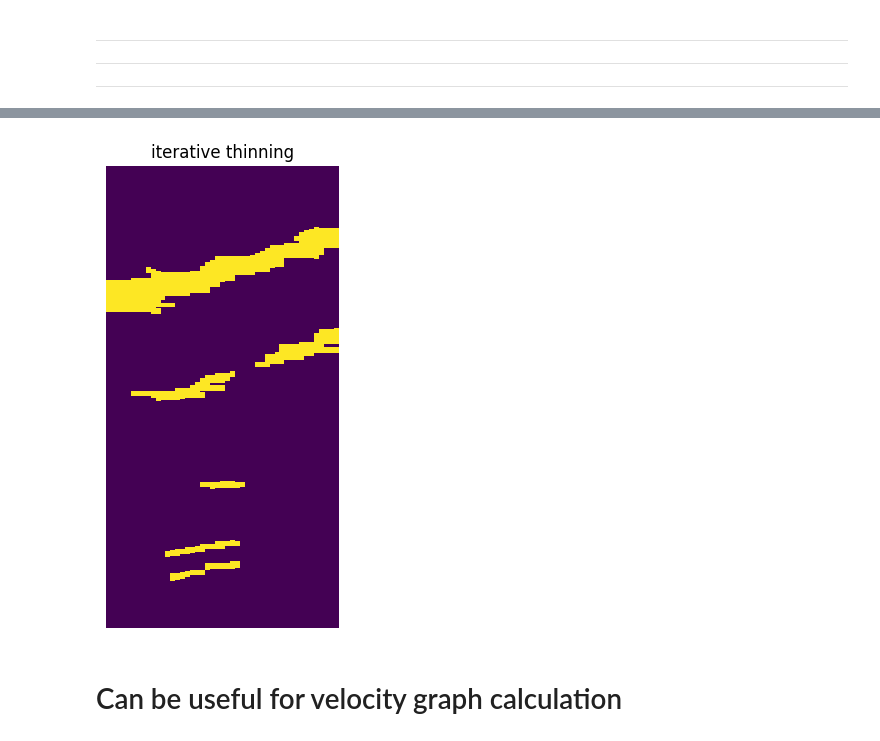
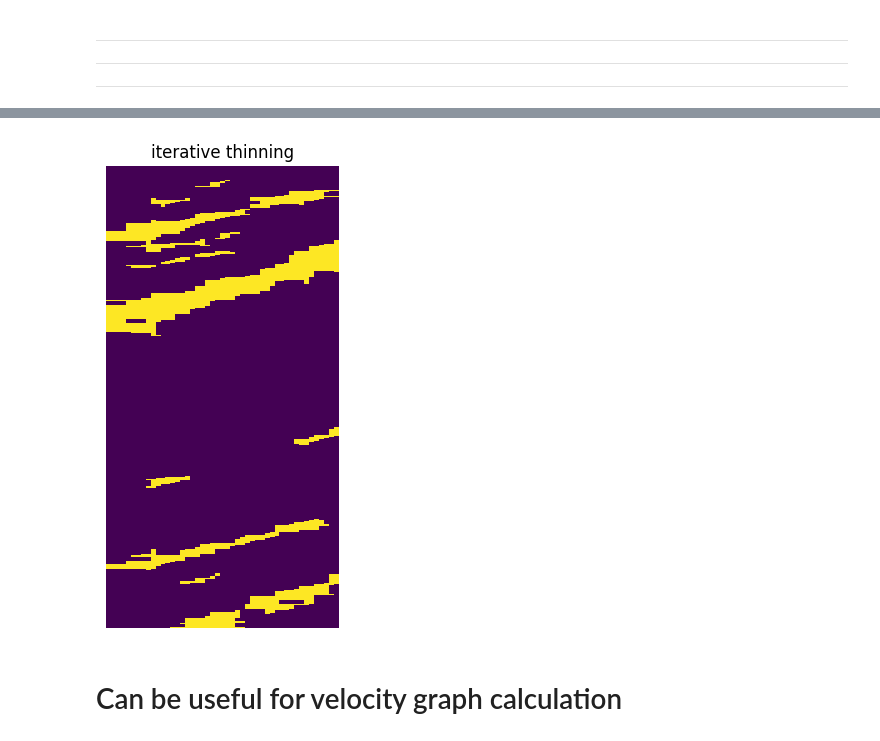
Before and after one commit to mmartyna123/ComputerVision, a Jupyter notebook: Project1/Project_MS.ipynb, the cells around one changed output, grey strips where cells are left out. Drawn from its saved outputs; the diff is of its cells as text; code cells hidden in the pictures.

```diff
--- a/Project1/Project_MS.ipynb
+++ b/Project1/Project_MS.ipynb
@@ -30,9 +30,9 @@ def set_axis(x, no_labels = 7)->tuple[np.array, np.array]:
 # %%
 # path_out = "./Martyna/"
 # path_out = "./Maria2/"
-path_out = "./Maria/"
+# path_out = "./Maria/"
 # path_out = "./Wika/"
-# path_out = "./Mateusz/"
+path_out = "./Mateusz/"
 files = glob.glob(path_out + "*")
 files.sort()
 # %%
@@ -279,12 +279,12 @@ def plot_connected_components(binary_image):
 # %%
-kernel = np.ones((5,3), np.uint8)
-edges_dilated = cv2.dilate(remove_small, kernel, iterations=2)
-plot_image(edges_dilated, 3, 6, title='dilation')
+# kernel = np.ones((5,3), np.uint8)
+# edges_dilated = cv2.dilate(remove_small, kernel, iterations=2)
+# plot_image(edges_dilated, 3, 6, title='dilation')
 
-kernel = np.ones((3, 3), np.uint8)
-edges_opened = cv2.morphologyEx(remove_small, cv2.MORPH_OPEN, kernel, iterations=1)
-plot_image(edges_opened, 3, 6, title="opening")
+# kernel = np.ones((3, 3), np.uint8)
+# edges_opened = cv2.morphologyEx(remove_small, cv2.MORPH_OPEN, kernel, iterations=1)
+# plot_image(edges_opened, 3, 6, title="opening")
 
-kernel = np.ones((2,2), np.uint8)
-edges_closed = cv2.morphologyEx(edges_dilated, cv2.MORPH_CLOSE, kernel, iterations=1)
-plot_image(edges_closed, 3, 6, title="closing")
+# kernel = np.ones((2,2), np.uint8)
+# edges_closed = cv2.morphologyEx(edges_dilated, cv2.MORPH_CLOSE, kernel, iterations=1)
+# plot_image(edges_closed, 3, 6, title="closing")
@@ -295,4 +291,4 @@ plot_image(edges_closed, 3, 6, title="closing")
 # %%
-kernel = np.ones((1,3), np.uint8)
-edges_eroded = cv2.erode(edges_closed, kernel, iterations=2)
-plot_image(edges_eroded, 3,6,title="eroded thick lines")
+# kernel = np.ones((1,3), np.uint8)
+# edges_eroded = cv2.erode(edges_closed, kernel, iterations=2)
+# plot_image(edges_eroded, 3,6,title="eroded thick lines")
@@ -301,29 +295,30 @@ plot_image(edges_eroded, 3,6,title="eroded thick lines")
 # %%
 import numpy as np
 import matplotlib.pyplot as plt
 
 def erode_wide_lines(binary_image, min_line_width=5, kernel_size=3, iterations=1):
     num_labels, labels = cv2.connectedComponents(binary_image)
     mask = np.zeros_like(binary_image, dtype=np.uint8)
 
     for label in range(1, num_labels):
         region = (labels == label).astype(np.uint8)
+        print(cv2.countNonZero(region))
         if cv2.countNonZero(region) >= min_line_width:
             print("krowa")
             mask[region == 1] = 1
 
     kernel = np.ones((5, 1), np.uint8)
     eroded_image = cv2.erode(binary_image, kernel, iterations=iterations)
     result_image = np.where(mask == 1, eroded_image, binary_image)
     result_image = (result_image * 255).astype(np.uint8)
 
     return result_image
 
 # Example usage
-iterative_thinning = erode_wide_lines(edges_eroded, min_line_width=3000, kernel_size=3, iterations=5)
+iterative_thinning = erode_wide_lines(remove_small, min_line_width=2700, kernel_size=3, iterations=5)
 plot_image(iterative_thinning, 3, 6, title="iterative thinning")
 # %% [output]
-[figure, old version]
+[figure, new version]
 # %% [markdown]
 # Can be useful for velocity graph calculation
 # %%
```
Also changed, not shown: parts of 19 cells of this notebook, 1 other file.
